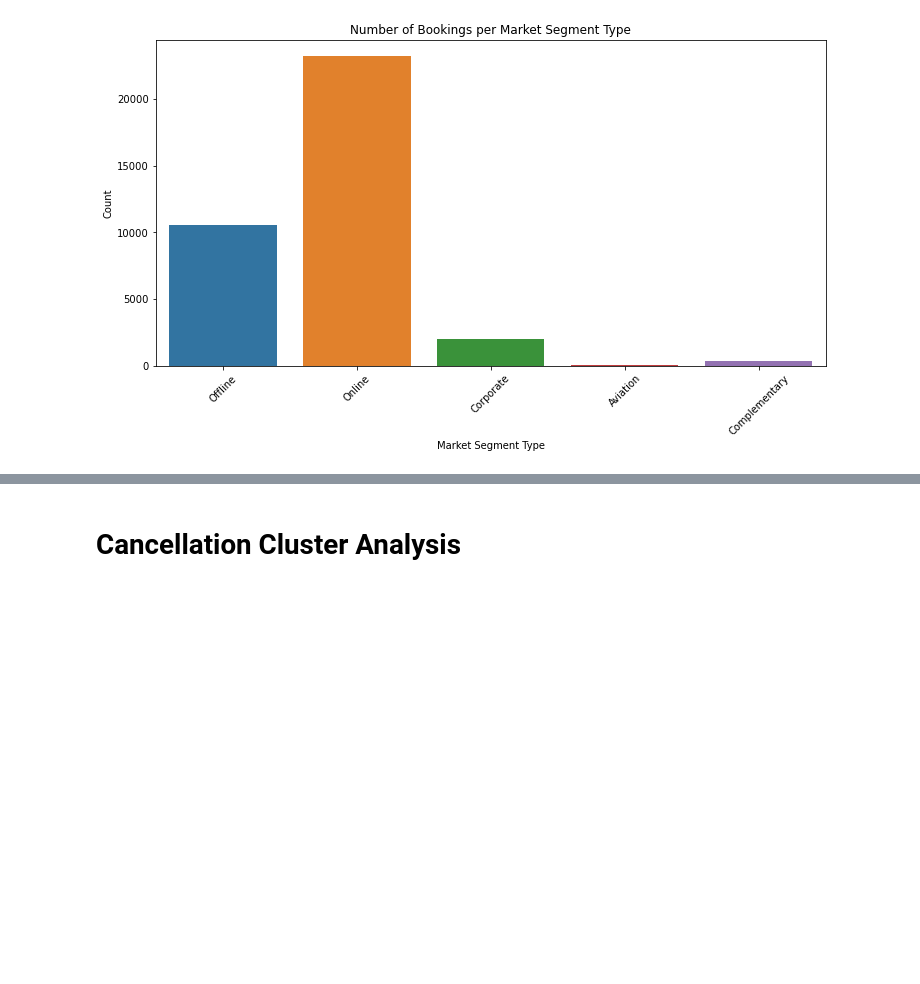
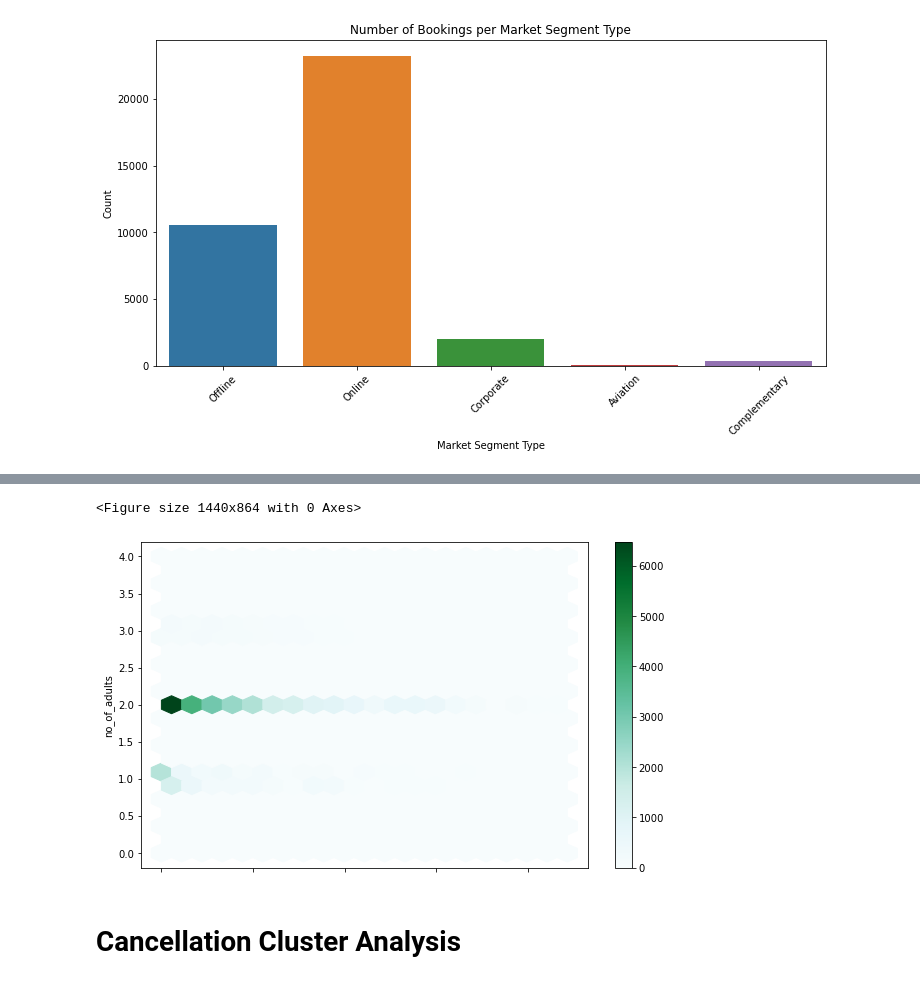
Before and after one commit to georgekalf/HotelReservations-ML, a Jupyter notebook: ML - Clustering/ML-ClusteringAnalysis.ipynb, the cells around one changed output, grey strips where cells are left out. Saved outputs shown, nothing was run; the diff lists cells and outputs as text; code cells hidden in the pictures; blank space fills up the shorter version.

```diff
--- a/ML - Clustering/ML-ClusteringAnalysis.ipynb
+++ b/ML - Clustering/ML-ClusteringAnalysis.ipynb
@@ -213,3 +236,11 @@ None
+# %%
+# creaetion of a df.plot hexbin
+plt.figure(figsize=(20, 12))
+hotel_df_copy.plot.hexbin(x='lead_time', y='no_of_adults', gridsize=20, figsize=(10, 6))
+plt.show()
+# %% [output]
+<Figure size 1440x864 with 0 Axes>
+[figure, added]
 # %% [markdown]
 # Cancellation Cluster Analysis
 # %%
```
Also changed, not shown: parts of 4 cells of this notebook.
